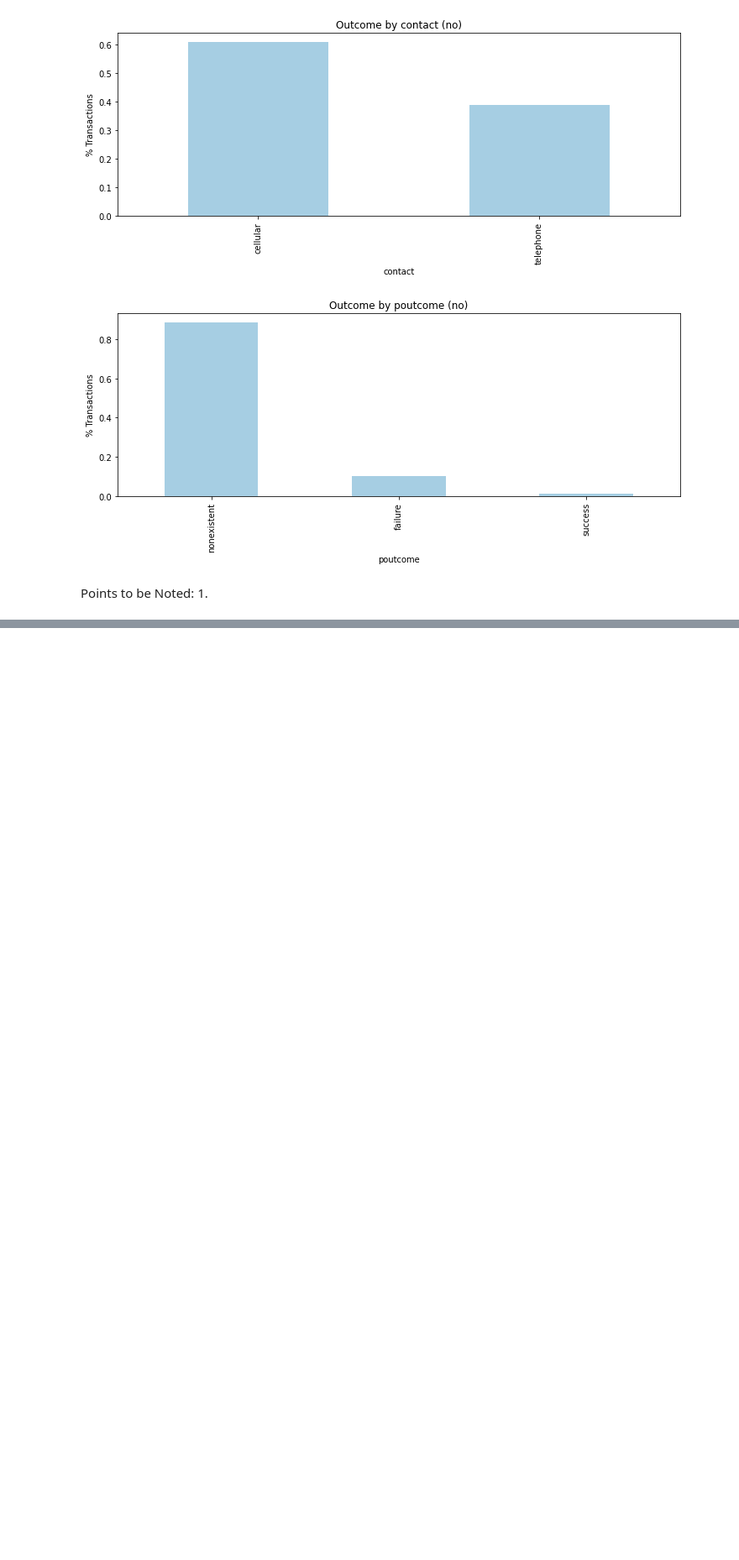
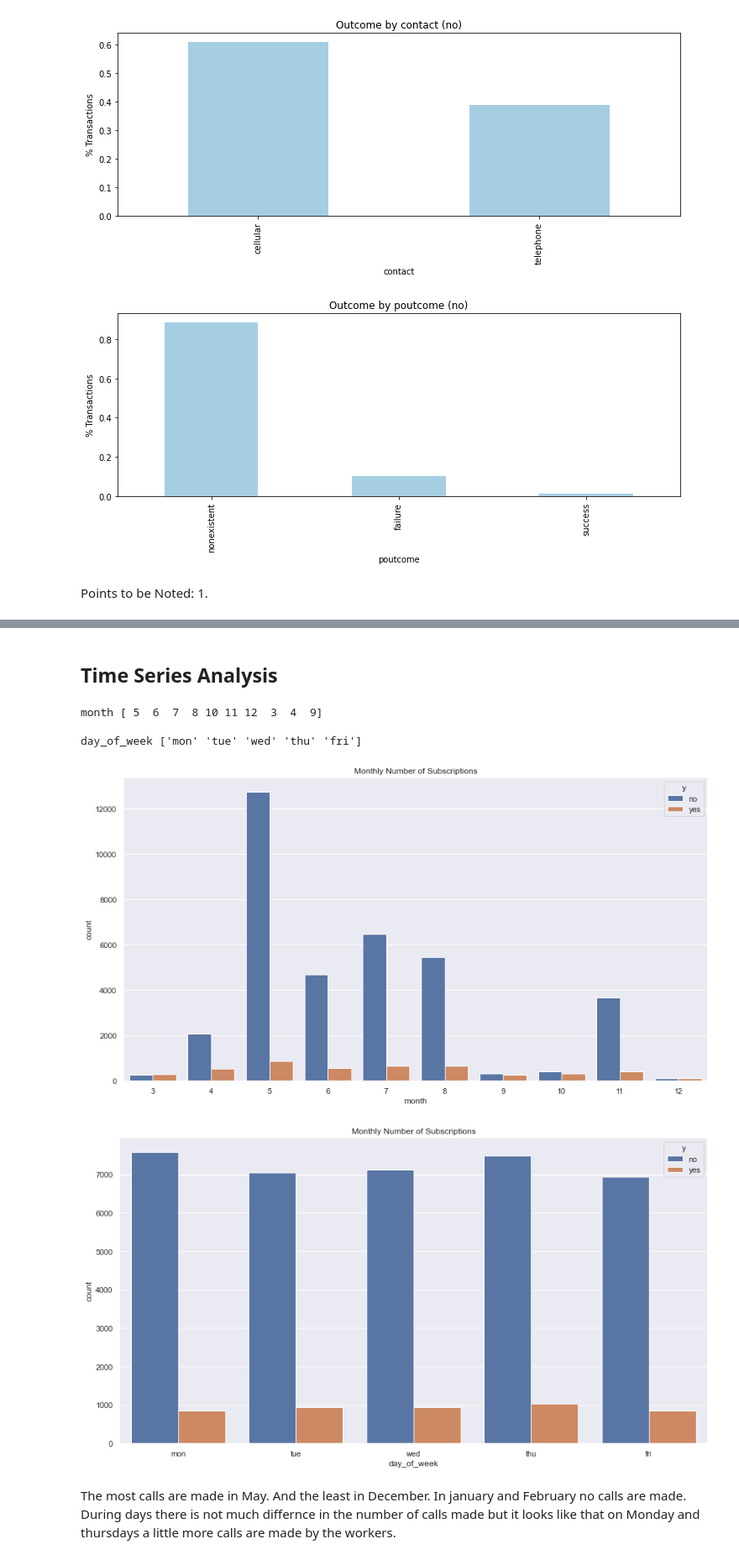
Before and after one commit to taimoorRazi/Bank-Marketing-Project, a Jupyter notebook: Week 10/EDA.ipynb, the cells around one changed output, grey strips where cells are left out. Shown: that part at 84% size. Cells and saved outputs as stored; diff of their text form; code cells hidden in the pictures; blank space fills up the shorter version.

Commit message:
Merged Temporal Variable Analysis

```diff
--- a/Week 10/EDA.ipynb
+++ b/Week 10/EDA.ipynb
@@ -877,0 +896,24 @@ Points to be Noted:
+# %% [markdown]
+## Time Series Analysis
+# %%
+# let's explore the values of these temporal variables
+
+for var in temporal_var:
+    print(var, df[var].unique())
+    print()
+# %% [output]
+month [ 5  6  7  8 10 11 12  3  4  9]
+
+day_of_week ['mon' 'tue' 'wed' 'thu' 'fri']
+# %%
+for var in temporal_var:
+
+    sns.countplot(x=var, data= df, hue='y')
+    sns.set(rc = {'figure.figsize':(15,8)})
+    plt.title("Monthly Number of Subscriptions")
+    plt.show()
+# %% [output]
+[figure, added]
+[figure, added]
+# %% [markdown]
+The most calls are made in May. And the least in December. In january and February no calls are made. During days there is not much differnce in the number of calls made but it looks like that on Monday and thursdays a little more calls are made by the workers.
```
Also changed, not shown: parts of 10 cells of this notebook, 5 other files.
